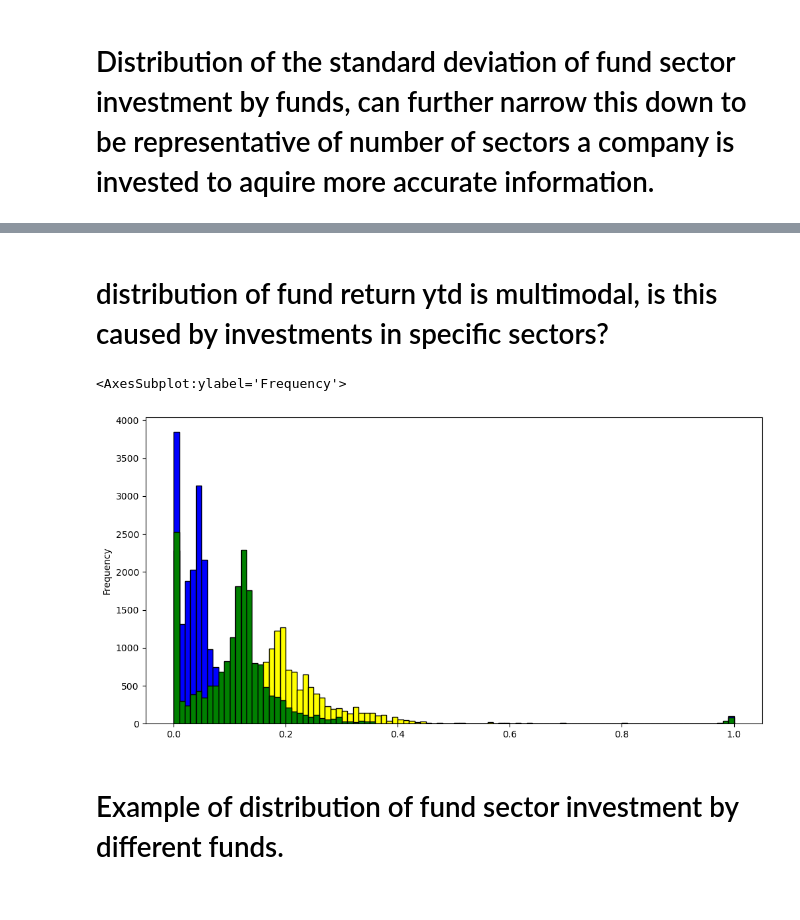
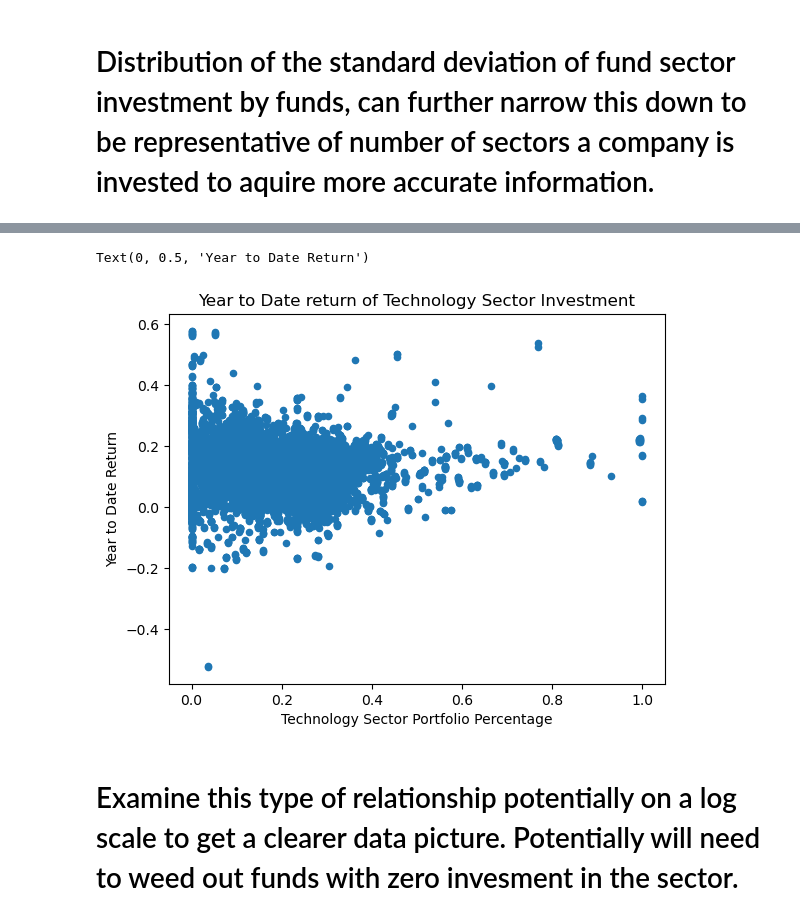
Before and after one commit to ubco-W2022T2-data301/project-group-group-57, a Jupyter notebook: analysis/analysis_Adam_Goebel.ipynb, the cells around one changed output, grey strips where cells are left out. Saved outputs shown, nothing was run; the diff lists cells and outputs as text; code cells hidden in the pictures.

```diff
--- a/analysis/analysis_Adam_Goebel.ipynb
+++ b/analysis/analysis_Adam_Goebel.ipynb
@@ -101,11 +107,10 @@ df1['fund_return_ytd'].plot(kind='hist', bins=500, figsize=(12,6), facecolor='bl
-# %% [markdown]
-# distribution of fund return ytd is multimodal, is this caused by investments in specific sectors?
-# %%
-df1['fund_sector_basic_materials'].plot(kind='hist', bins=100, figsize=(12,6), facecolor='blue',edgecolor='black')
-df1['fund_sector_technology'].plot(kind='hist', bins=100, figsize=(12,6), facecolor='yellow',edgecolor='black')
-df1['fund_sector_healthcare'].plot(kind='hist', bins=100, figsize=(12,6), facecolor='green',edgecolor='black')
-# %% [output]
-<AxesSubplot:ylabel='Frequency'>
-[figure, removed]
-# %% [markdown]
-# Example of distribution of fund sector investment by different funds.
+# %%
+df.plot(kind='scatter', x='fund_sector_technology', y='fund_return_ytd')
+plt.title("Year to Date return of Technology Sector Investment")
+plt.xlabel("Technology Sector Portfolio Percentage")
+plt.ylabel("Year to Date Return")
+# %% [output]
+Text(0, 0.5, 'Year to Date Return')
+[figure, added]
+# %% [markdown]
+# Examine this type of relationship potentially on a log scale to get a clearer data picture. Potentially will need to weed out funds with zero invesment in the sector.
```
Also changed, not shown: parts of 13 cells of this notebook.
